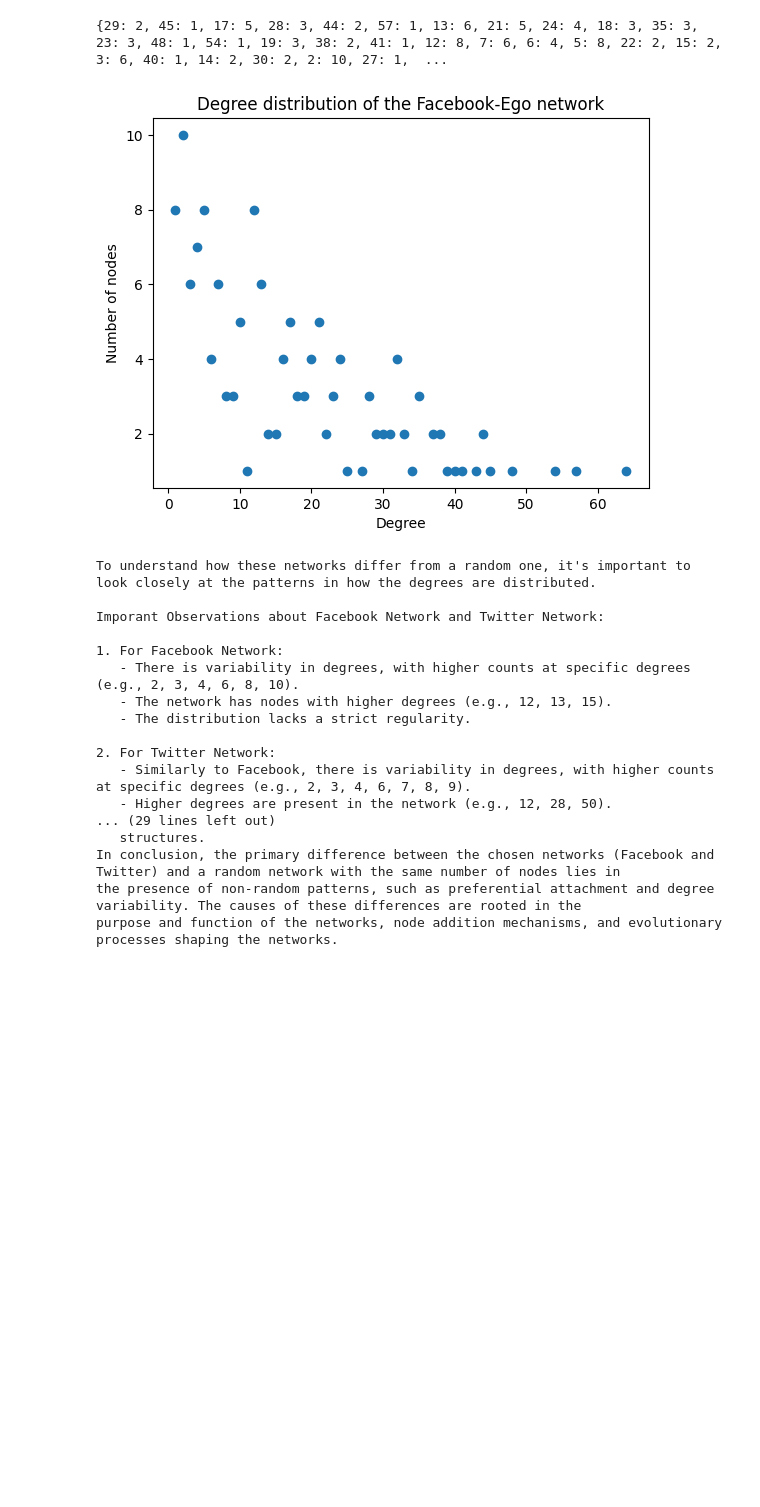
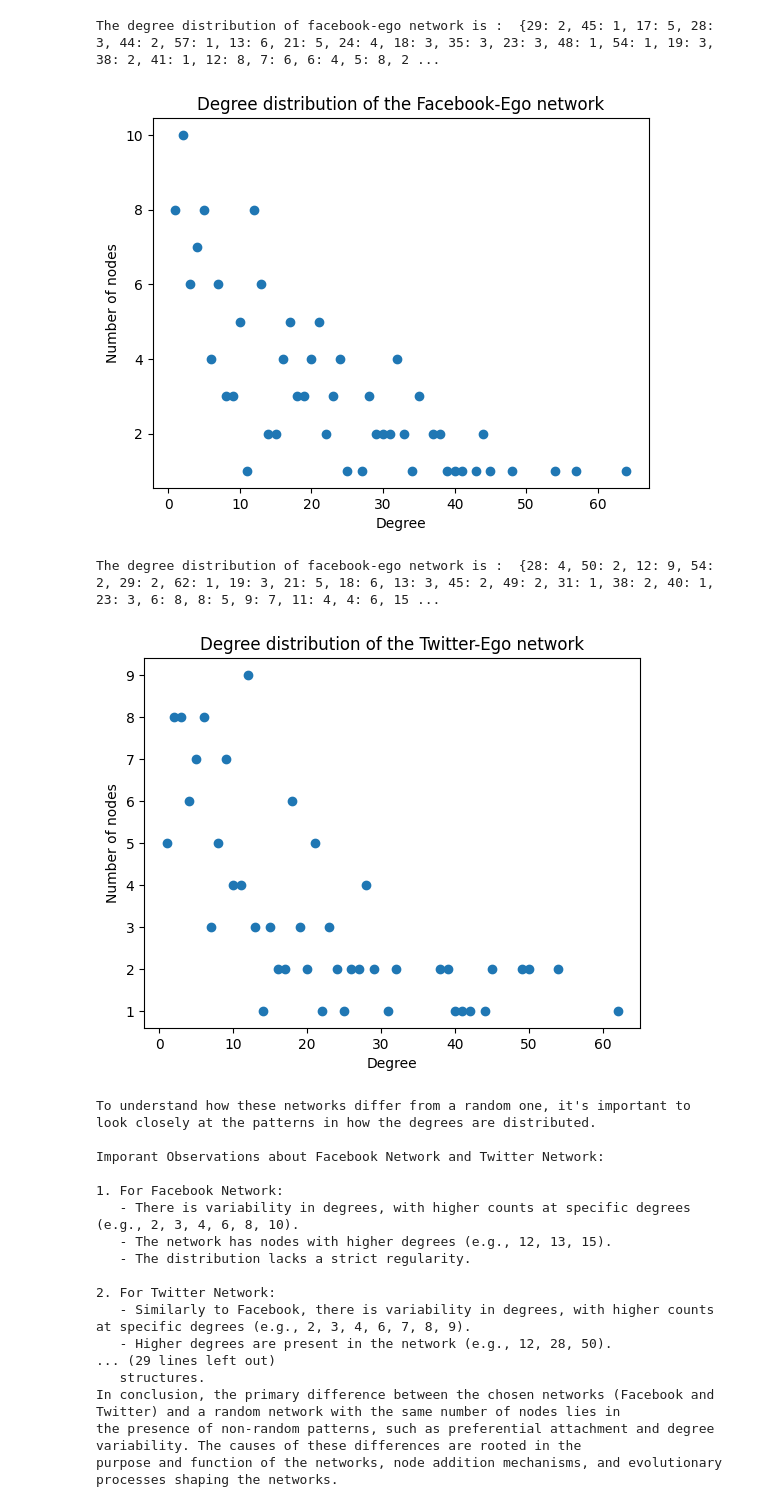
Before and after one commit to SedarKorka/Analysis-of-Complex-Networks, a Jupyter notebook: assignment2.ipynb, the cells around one changed output. Cells and saved outputs as stored; diff of their text form; code cells hidden in the pictures; blank space fills up the shorter version.

```diff
--- a/assignment2.ipynb
+++ b/assignment2.ipynb
@@ -19,45 +19,47 @@ twitter_network = nx.read_edgelist("twitter.edges", nodetype=int, create_using=n
 # %%
 #Question (a)
 # Calculate the degree sequence for facebook
-degree_sequence = [d for n, d in facebook_network.degree()]
-degree_count = dict()
+degree_sequence_facebook = [d for n, d in facebook_network.degree()]
+degree_count_facebook = dict()
 
-for d in degree_sequence:
-    if d in degree_count:
-        degree_count[d] += 1
+for d in degree_sequence_facebook:
+    if d in degree_count_facebook:
+        degree_count_facebook[d] += 1
     else:
-        degree_count[d] = 1
+        degree_count_facebook[d] = 1
 
-print(degree_count)
+print("The degree distribution of facebook-ego network is : ",degree_count_facebook)
 # Plot the degree distribution
-plt.scatter(degree_count.keys(), degree_count.values())
+plt.scatter(degree_count_facebook.keys(), degree_count_facebook.values())
 plt.title("Degree distribution of the Facebook-Ego network")
 plt.xlabel("Degree")
 plt.ylabel("Number of nodes")
 plt.show()
 
 
 
 
 # Calculate the degree sequence Twitter
-degree_sequence = [d for n, d in twitter_network.degree()]
-degree_count = dict()
-for d in degree_sequence:
-    if d in degree_count:
-        degree_count[d] += 1
+degree_sequence_Twitter = [d for n, d in twitter_network.degree()]
+degree_count_Twitter = dict()
+for d in degree_sequence_Twitter:
+    if d in degree_count_Twitter:
+        degree_count_Twitter[d] += 1
     else:
-        degree_count[d] = 1
+        degree_count_Twitter[d] = 1
 
-print(degree_count)
+print("The degree distribution of facebook-ego network is : ",degree_count_Twitter)
 # Plot the degree distribution
-plt.scatter(degree_count.keys(), degree_count.values())
+plt.scatter(degree_count_Twitter.keys(), degree_count_Twitter.values())
 plt.title("Degree distribution of the Twitter-Ego network")
 plt.xlabel("Degree")
 plt.ylabel("Number of nodes")
 plt.show()
 # %% [output]
-{29: 2, 45: 1, 17: 5, 28: 3, 44: 2, 57: 1, 13: 6, 21: 5, 24: 4, 18: 3, 35: 3, 23: 3, 48: 1, 54: 1, 19: 3, 38: 2, 41: 1, 12: 8, 7: 6, 6: 4, 5: 8, 22: 2, 15: 2, 3: 6, 40: 1, 14: 2, 30: 2, 2: 10, 27: 1,  ...
+The degree distribution of facebook-ego network is :  {29: 2, 45: 1, 17: 5, 28: 3, 44: 2, 57: 1, 13: 6, 21: 5, 24: 4, 18: 3, 35: 3, 23: 3, 48: 1, 54: 1, 19: 3, 38: 2, 41: 1, 12: 8, 7: 6, 6: 4, 5: 8, 2 ...
 [figure]
+The degree distribution of facebook-ego network is :  {28: 4, 50: 2, 12: 9, 54: 2, 29: 2, 62: 1, 19: 3, 21: 5, 18: 6, 13: 3, 45: 2, 49: 2, 31: 1, 38: 2, 40: 1, 23: 3, 6: 8, 8: 5, 9: 7, 11: 4, 4: 6, 15 ...
+[figure, added]
 # %%
 ##Question (b)
 print("""
```
Also changed, not shown: parts of 1 cell of this notebook.
